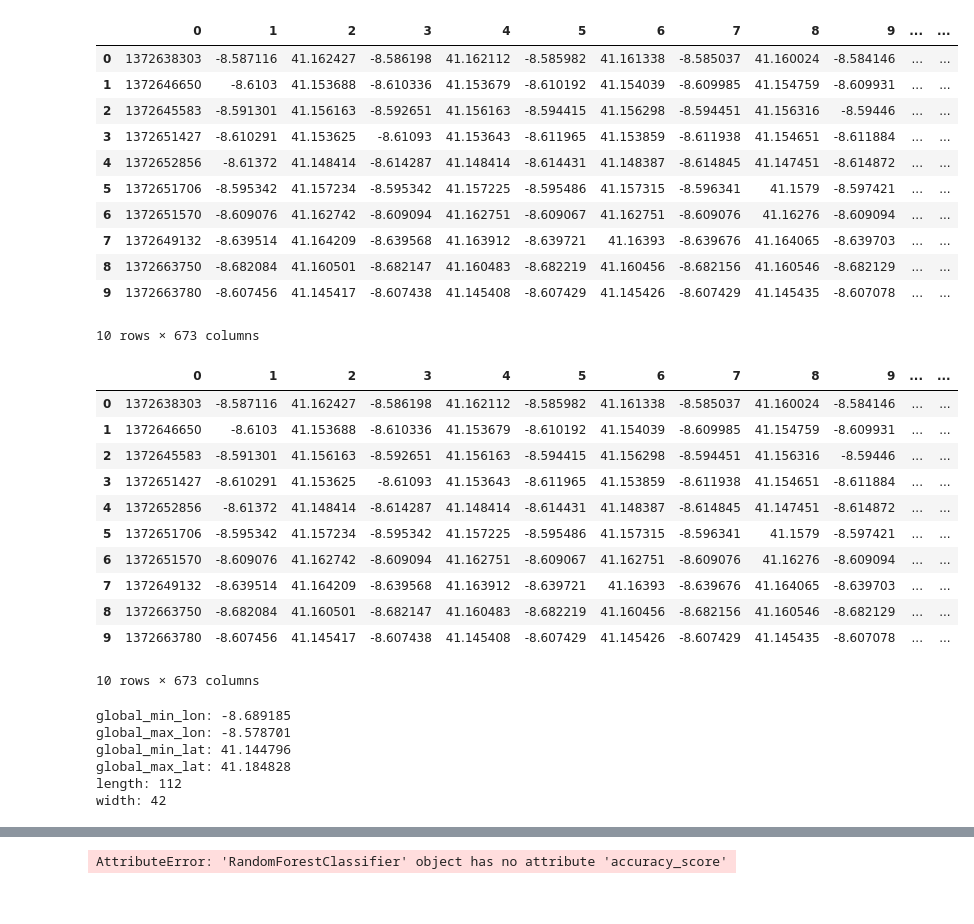
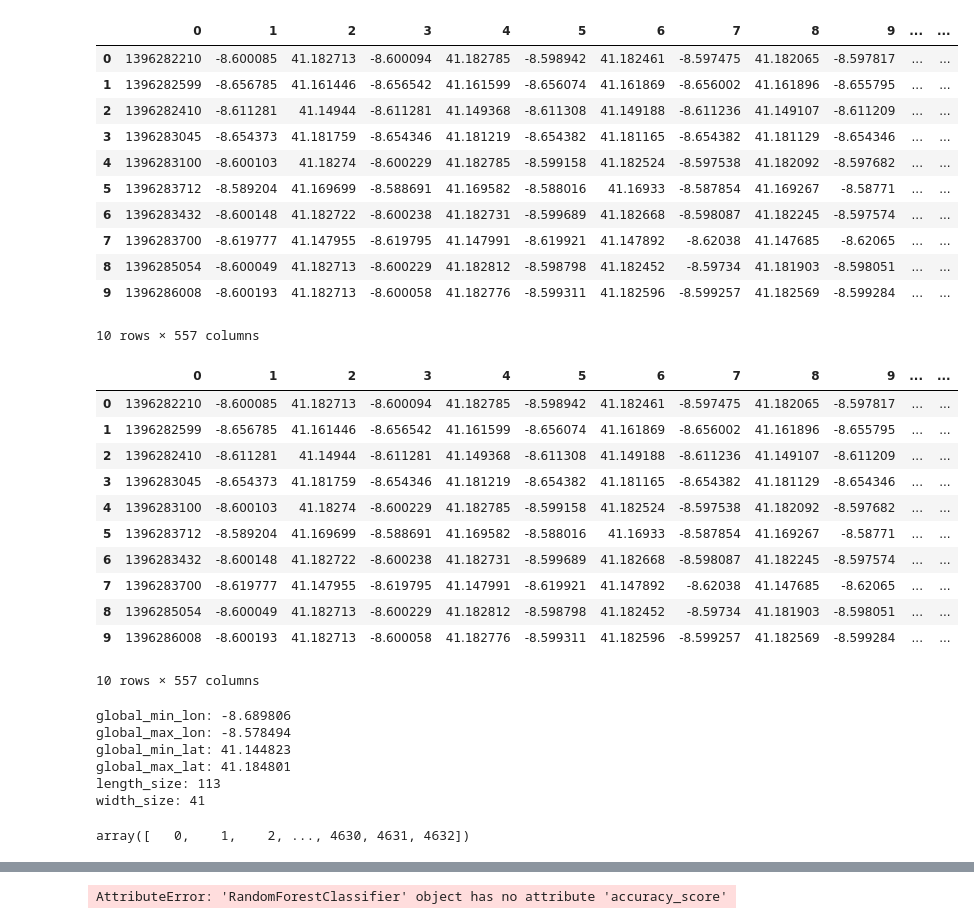
Before and after one commit to owidjaja/trajectory_analysis, a Jupyter notebook: rf.ipynb, the cells around one changed output, grey strips where cells are left out. Cells and saved outputs as stored; diff of their text form; code cells hidden in the pictures.

```diff
--- a/rf.ipynb
+++ b/rf.ipynb
@@ -1,46 +1,46 @@
 # %%
 from matplotlib import pyplot as plt
 import numpy as np
 import math
 
 import pandas as pd
 
 # https://www.usna.edu/Users/oceano/pguth/md_help/html/approx_equivalents.htm
 UNIT_CELL_SIZE = 0.001      # 0.001° ~= 111 metres
 
-df_rows = pd.read_csv("./taxi_dataset/training_data_simple.csv", sep='\n', header=None, nrows=50)
+df_rows = pd.read_csv("./taxi_dataset/validation_data.csv", sep='\n', header=None, nrows=100)
 df_raw = df_rows[0].str.split(',', expand=True)
 df_raw.head(10)
 # %% [output]
 |  | 0 | 1 | 2 | 3 | 4 | 5 | 6 | 7 | 8 | 9 | ... | ... |
-| 0 | 1372638303 | -8.587116 | 41.162427 | -8.586198 | 41.162112 | -8.585982 | 41.161338 | -8.585037 | 41.160024 | -8.584146 | ... | ... |
-| 1 | 1372646650 | -8.6103 | 41.153688 | -8.610336 | 41.153679 | -8.610192 | 41.154039 | -8.609985 | 41.154759 | -8.609931 | ... | ... |
-| 2 | 1372645583 | -8.591301 | 41.156163 | -8.592651 | 41.156163 | -8.594415 | 41.156298 | -8.594451 | 41.156316 | -8.59446 | ... | ... |
-| 3 | 1372651427 | -8.610291 | 41.153625 | -8.61093 | 41.153643 | -8.611965 | 41.153859 | -8.611938 | 41.154651 | -8.611884 | ... | ... |
-| 4 | 1372652856 | -8.61372 | 41.148414 | -8.614287 | 41.148414 | -8.614431 | 41.148387 | -8.614845 | 41.147451 | -8.614872 | ... | ... |
-| 5 | 1372651706 | -8.595342 | 41.157234 | -8.595342 | 41.157225 | -8.595486 | 41.157315 | -8.596341 | 41.1579 | -8.597421 | ... | ... |
-| 6 | 1372651570 | -8.609076 | 41.162742 | -8.609094 | 41.162751 | -8.609067 | 41.162751 | -8.609076 | 41.16276 | -8.609094 | ... | ... |
-| 7 | 1372649132 | -8.639514 | 41.164209 | -8.639568 | 41.163912 | -8.639721 | 41.16393 | -8.639676 | 41.164065 | -8.639703 | ... | ... |
-| 8 | 1372663750 | -8.682084 | 41.160501 | -8.682147 | 41.160483 | -8.682219 | 41.160456 | -8.682156 | 41.160546 | -8.682129 | ... | ... |
-| 9 | 1372663780 | -8.607456 | 41.145417 | -8.607438 | 41.145408 | -8.607429 | 41.145426 | -8.607429 | 41.145435 | -8.607078 | ... | ... |
+| 0 | 1396282210 | -8.600085 | 41.182713 | -8.600094 | 41.182785 | -8.598942 | 41.182461 | -8.597475 | 41.182065 | -8.597817 | ... | ... |
+| 1 | 1396282599 | -8.656785 | 41.161446 | -8.656542 | 41.161599 | -8.656074 | 41.161869 | -8.656002 | 41.161896 | -8.655795 | ... | ... |
+| 2 | 1396282410 | -8.611281 | 41.14944 | -8.611281 | 41.149368 | -8.611308 | 41.149188 | -8.611236 | 41.149107 | -8.611209 | ... | ... |
+| 3 | 1396283045 | -8.654373 | 41.181759 | -8.654346 | 41.181219 | -8.654382 | 41.181165 | -8.654382 | 41.181129 | -8.654346 | ... | ... |
+| 4 | 1396283100 | -8.600103 | 41.18274 | -8.600229 | 41.182785 | -8.599158 | 41.182524 | -8.597538 | 41.182092 | -8.597682 | ... | ... |
+| 5 | 1396283712 | -8.589204 | 41.169699 | -8.588691 | 41.169582 | -8.588016 | 41.16933 | -8.587854 | 41.169267 | -8.58771 | ... | ... |
+| 6 | 1396283432 | -8.600148 | 41.182722 | -8.600238 | 41.182731 | -8.599689 | 41.182668 | -8.598087 | 41.182245 | -8.597574 | ... | ... |
+| 7 | 1396283700 | -8.619777 | 41.147955 | -8.619795 | 41.147991 | -8.619921 | 41.147892 | -8.62038 | 41.147685 | -8.62065 | ... | ... |
+| 8 | 1396285054 | -8.600049 | 41.182713 | -8.600229 | 41.182812 | -8.598798 | 41.182452 | -8.59734 | 41.181903 | -8.598051 | ... | ... |
+| 9 | 1396286008 | -8.600193 | 41.182713 | -8.600058 | 41.182776 | -8.599311 | 41.182596 | -8.599257 | 41.182569 | -8.599284 | ... | ... |
-10 rows × 673 columns
+10 rows × 557 columns
 # %%
 df = df_raw.iloc[:,:]
 # df.columns = ["start_time", "lon_1", "lat_1", "lon_2", "lat_2", "lon_3", "lat_3"]
 df.head(10)
 # %% [output]
 |  | 0 | 1 | 2 | 3 | 4 | 5 | 6 | 7 | 8 | 9 | ... | ... |
-| 0 | 1372638303 | -8.587116 | 41.162427 | -8.586198 | 41.162112 | -8.585982 | 41.161338 | -8.585037 | 41.160024 | -8.584146 | ... | ... |
-| 1 | 1372646650 | -8.6103 | 41.153688 | -8.610336 | 41.153679 | -8.610192 | 41.154039 | -8.609985 | 41.154759 | -8.609931 | ... | ... |
-| 2 | 1372645583 | -8.591301 | 41.156163 | -8.592651 | 41.156163 | -8.594415 | 41.156298 | -8.594451 | 41.156316 | -8.59446 | ... | ... |
-| 3 | 1372651427 | -8.610291 | 41.153625 | -8.61093 | 41.153643 | -8.611965 | 41.153859 | -8.611938 | 41.154651 | -8.611884 | ... | ... |
-| 4 | 1372652856 | -8.61372 | 41.148414 | -8.614287 | 41.148414 | -8.614431 | 41.148387 | -8.614845 | 41.147451 | -8.614872 | ... | ... |
-| 5 | 1372651706 | -8.595342 | 41.157234 | -8.595342 | 41.157225 | -8.595486 | 41.157315 | -8.596341 | 41.1579 | -8.597421 | ... | ... |
-| 6 | 1372651570 | -8.609076 | 41.162742 | -8.609094 | 41.162751 | -8.609067 | 41.162751 | -8.609076 | 41.16276 | -8.609094 | ... | ... |
-| 7 | 1372649132 | -8.639514 | 41.164209 | -8.639568 | 41.163912 | -8.639721 | 41.16393 | -8.639676 | 41.164065 | -8.639703 | ... | ... |
-| 8 | 1372663750 | -8.682084 | 41.160501 | -8.682147 | 41.160483 | -8.682219 | 41.160456 | -8.682156 | 41.160546 | -8.682129 | ... | ... |
-| 9 | 1372663780 | -8.607456 | 41.145417 | -8.607438 | 41.145408 | -8.607429 | 41.145426 | -8.607429 | 41.145435 | -8.607078 | ... | ... |
+| 0 | 1396282210 | -8.600085 | 41.182713 | -8.600094 | 41.182785 | -8.598942 | 41.182461 | -8.597475 | 41.182065 | -8.597817 | ... | ... |
+| 1 | 1396282599 | -8.656785 | 41.161446 | -8.656542 | 41.161599 | -8.656074 | 41.161869 | -8.656002 | 41.161896 | -8.655795 | ... | ... |
+| 2 | 1396282410 | -8.611281 | 41.14944 | -8.611281 | 41.149368 | -8.611308 | 41.149188 | -8.611236 | 41.149107 | -8.611209 | ... | ... |
+| 3 | 1396283045 | -8.654373 | 41.181759 | -8.654346 | 41.181219 | -8.654382 | 41.181165 | -8.654382 | 41.181129 | -8.654346 | ... | ... |
+| 4 | 1396283100 | -8.600103 | 41.18274 | -8.600229 | 41.182785 | -8.599158 | 41.182524 | -8.597538 | 41.182092 | -8.597682 | ... | ... |
+| 5 | 1396283712 | -8.589204 | 41.169699 | -8.588691 | 41.169582 | -8.588016 | 41.16933 | -8.587854 | 41.169267 | -8.58771 | ... | ... |
+| 6 | 1396283432 | -8.600148 | 41.182722 | -8.600238 | 41.182731 | -8.599689 | 41.182668 | -8.598087 | 41.182245 | -8.597574 | ... | ... |
+| 7 | 1396283700 | -8.619777 | 41.147955 | -8.619795 | 41.147991 | -8.619921 | 41.147892 | -8.62038 | 41.147685 | -8.62065 | ... | ... |
+| 8 | 1396285054 | -8.600049 | 41.182713 | -8.600229 | 41.182812 | -8.598798 | 41.182452 | -8.59734 | 41.181903 | -8.598051 | ... | ... |
+| 9 | 1396286008 | -8.600193 | 41.182713 | -8.600058 | 41.182776 | -8.599311 | 41.182596 | -8.599257 | 41.182569 | -8.599284 | ... | ... |
-10 rows × 673 columns
+10 rows × 557 columns
 # %%
 def cal_dis(lat_1,lon_1,lat_2,lon_2):
     lon_1 = lon_1 * math.pi / 180
@@ -212,12 +213,23 @@ grid_width  = global_max_lat - global_min_lat
 
 length_size = math.ceil(grid_length / UNIT_CELL_SIZE) + 1
 width_size = math.ceil(grid_width / UNIT_CELL_SIZE) + 1
-print("length:", length_size); print("width:" , width_size)
+print("length_size:", length_size); print("width_size:" , width_size)
 # %% [output]
-global_min_lon: -8.689185
-global_max_lon: -8.578701
-global_min_lat: 41.144796
-global_max_lat: 41.184828
-length: 112
-width: 42
+global_min_lon: -8.689806
+global_max_lon: -8.578494
+global_min_lat: 41.144823
+global_max_lat: 41.184801
+length_size: 113
+width_size: 41
+# %%
+from datetime import datetime
+start = datetime.now()
+
+# label_grid = [ (row*width_size+col) for row in range(length_size) for col in range(width_size) ]
+# print(label_grid)
+
+label_grid = np.arange(length_size*width_size)
+label_grid
+# %% [output]
+array([   0,    1,    2, ..., 4630, 4631, 4632])
 # %%
```
Also changed, not shown: parts of 11 cells of this notebook.
